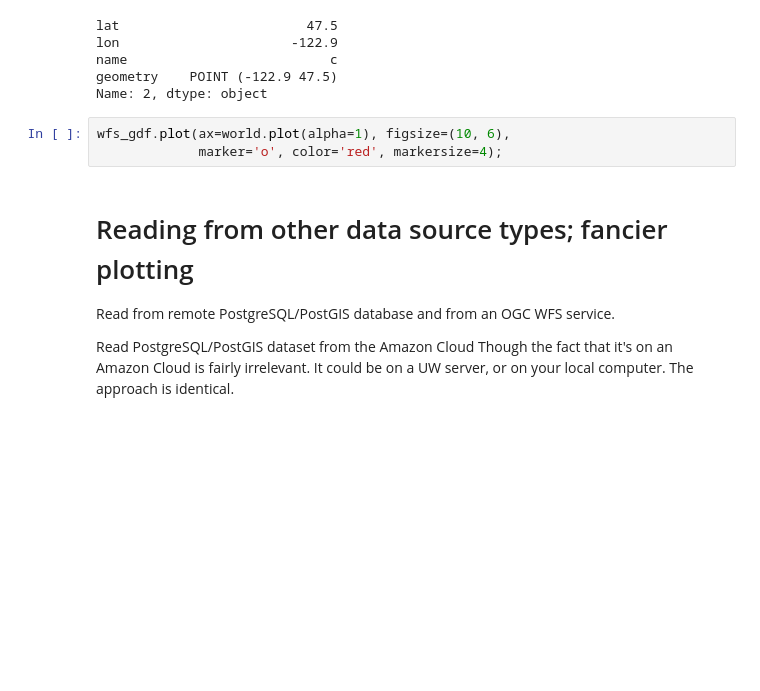
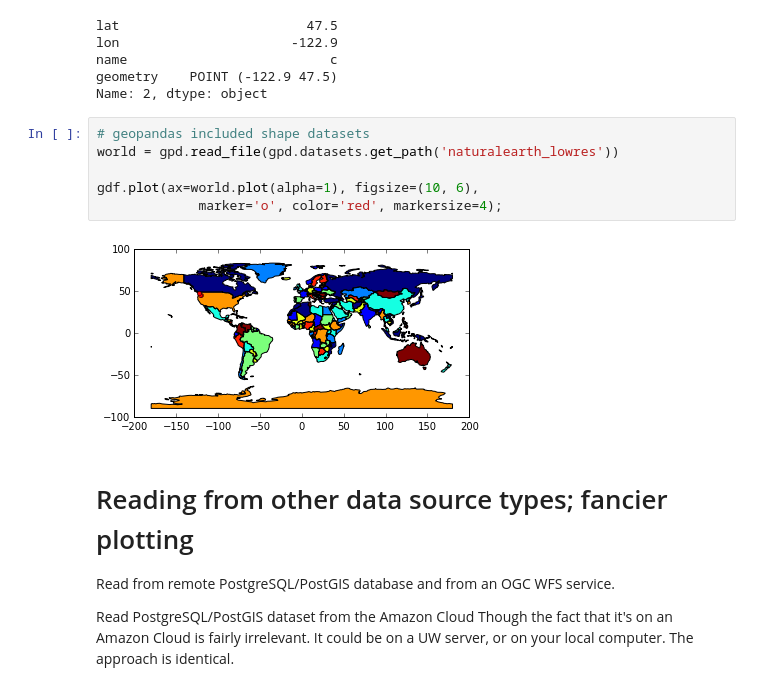
Before and after one commit to MTgeophysics/mtpy, a Jupyter notebook: examples/notebooks/geopandas_introd1.ipynb, the cells around one changed output. Saved outputs shown, nothing was run; the diff lists cells and outputs as text; blank space fills up the shorter version.

```diff
--- a/examples/notebooks/geopandas_introd1.ipynb
+++ b/examples/notebooks/geopandas_introd1.ipynb
@@ -204,8 +204,13 @@ name                          c
 geometry    POINT (-122.9 47.5)
 Name: 2, dtype: object
 # %%
-wfs_gdf.plot(ax=world.plot(alpha=1), figsize=(10, 6),
+# geopandas included shape datasets
+world = gpd.read_file(gpd.datasets.get_path('naturalearth_lowres'))
+
+gdf.plot(ax=world.plot(alpha=1), figsize=(10, 6),
              marker='o', color='red', markersize=4);
+# %% [output]
+[figure, added]
 # %% [markdown]
 # Reading from other data source types; fancier plotting
 Read from remote PostgreSQL/PostGIS database and from an OGC WFS service.
```
Also changed, not shown: parts of 8 cells of this notebook, 3 other files.
